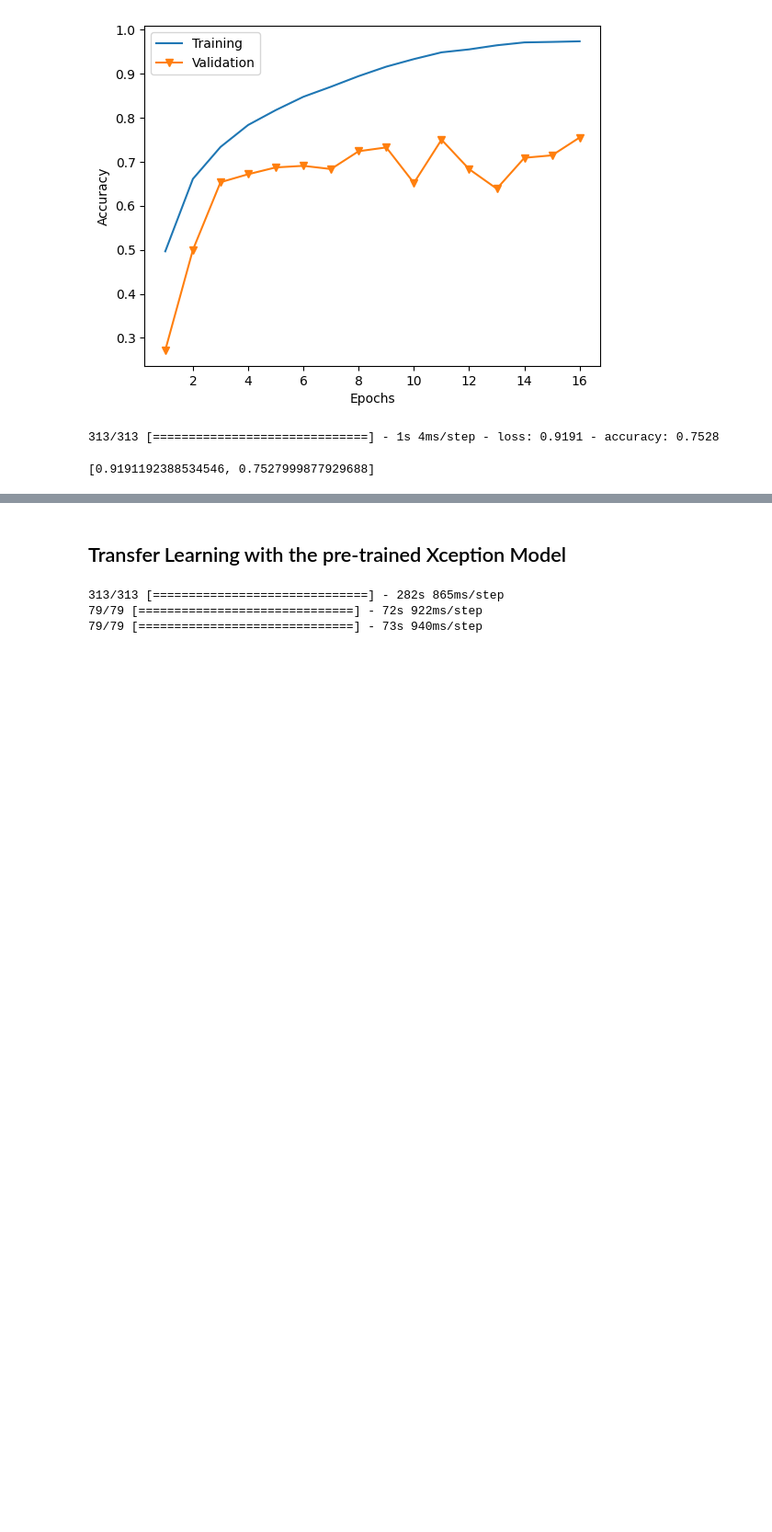
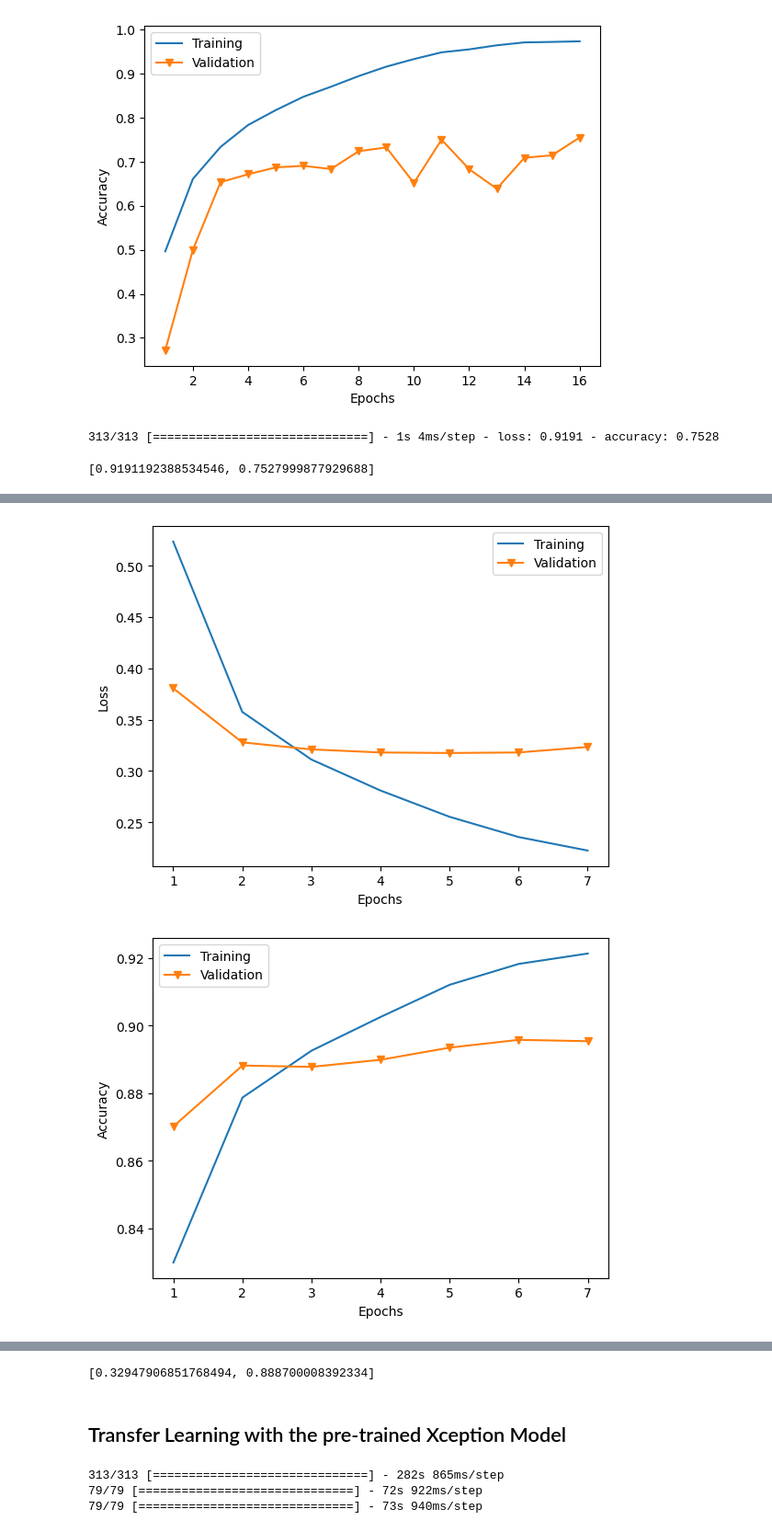
Before and after one commit to hosein-fanai/Continual-Learning-with-Diffusion-Vision-Transformers, a Jupyter notebook: notebooks/cifar10 main.ipynb, the cells around one changed output, grey strips where cells are left out. Shown at 92% size. Saved outputs shown, nothing was run; the diff lists cells and outputs as text; code cells hidden in the pictures; blank space fills up the shorter version.

Commit message:
get_data function can load both the images and the extracted features. Added the DNN model for cifar10.

```diff
--- a/notebooks/cifar10 main.ipynb
+++ b/notebooks/cifar10 main.ipynb
@@ -14,14 +14,15 @@ from matplotlib import pyplot as plt
 
 from utils import (hyperas_path, init, load_cifar10, get_model,
                 get_callbacks, plot_history, get_dataset,
-                show_img, copy_model, save_samples, load_samples)
+                show_img, copy_model, save_samples)
 
 
-init()
-
-TUNED_MODEL_PATH = os.path.join(hyperas_path, "cifar10_model_01.h5")
+TUNED_CNN_MODEL_PATH = os.path.join(hyperas_path, "cifar10_cnn_model_01.h5")
+TUNED_DNN_MODEL_PATH = os.path.join(hyperas_path, "cifar10_dnn_model_00.h5")
 BATCH_SIZE = 128
 EPOCHS = 100
+
+init()
 # %% [markdown]
 # Demonstrating the usual 10-class training setting
 # %% [markdown]
@@ -108,0 +112,4 @@ model.evaluate(x_test, y_test)
+# %%
+feature_train, y_train, feature_val, y_val, feature_test, y_test = load_cifar10(return_features=True)
+# %%
+model = get_model(10, model_type="hp-tuned", model_path=TUNED_DNN_MODEL_PATH)
@@ -108,0 +137,8 @@ model.evaluate(x_test, y_test)
+# %%
+history = model.fit(
+    feature_train, y_train,
+    batch_size=BATCH_SIZE,
+    epochs=EPOCHS,
+    validation_data=(feature_val, y_val),
+    callbacks=get_callbacks(),
+).history
@@ -108,0 +161,7 @@ model.evaluate(x_test, y_test)
+# %%
+plot_history(history)
+
+model.evaluate(feature_test, y_test)
+# %% [output]
+[figure, added]
+[figure, added]
@@ -109,3 +169,4 @@ model.evaluate(x_test, y_test)
+[0.32947906851768494, 0.888700008392334]
 # %% [markdown]
 ## Transfer Learning with the pre-trained Xception Model
 # %%
```
Also changed, not shown: parts of 15 cells of this notebook, 5 other files.
